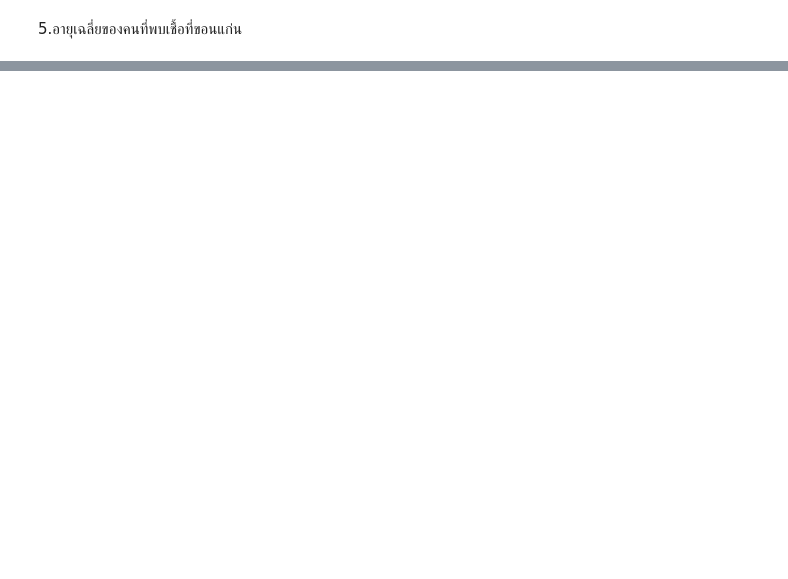
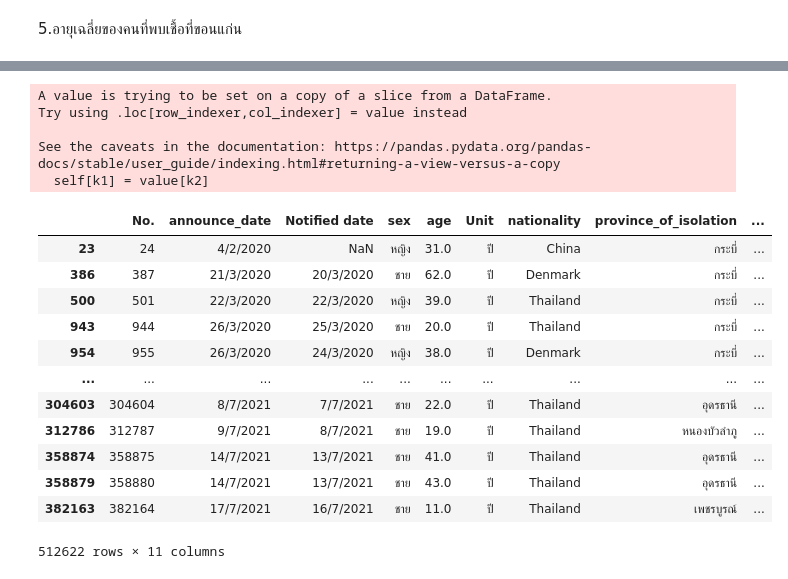
Before and after one commit to suphalaksana/DWDM21, a Jupyter notebook: Data_Preprocessing_(Chapter_3).ipynb, the cells around one changed output, grey strips where cells are left out. Cells and saved outputs as stored; diff of their text form; code cells hidden in the pictures; blank space fills up the shorter version.

```diff
--- a/Data_Preprocessing_(Chapter_3).ipynb
+++ b/Data_Preprocessing_(Chapter_3).ipynb
@@ -712,0 +876,2 @@ dtype: float64
+# %%
+data_cases2[['province_of_onset']] = data_cases2[['province_of_onset']].fillna('ไม่มีข้อมูล')
@@ -712,0 +880,3 @@ dtype: float64
+# %%
+all_cities = set(data_cases2['province_of_onset'])
+all_cities
@@ -712,0 +901,39 @@ dtype: float64
+# %%
+fixed_cities = []  #ให้เป็น list ว่าง
+
+for  city in all_cities:
+    # หาค่า mean ของเชียงใหม่
+    X_cases = data_cases2['province_of_onset'] == city
+    X_mean = data_cases2[X_cases]['age'].mean()
+
+    # เลือกมาเฉพาะ data เชียงใหม่
+    data_X = data_cases2[X_cases]
+
+    # เติมค่า mean แทน missing
+    data_X[['age']] = data_X[['age']].fillna(X_mean)
+
+    fixed_cities.append(data_X)
+
+data_cases2_nomissingAge = pd.concat(fixed_cities)
+# %% [output]
+A value is trying to be set on a copy of a slice from a DataFrame.
+Try using .loc[row_indexer,col_indexer] = value instead
+
+See the caveats in the documentation: https://pandas.pydata.org/pandas-docs/stable/user_guide/indexing.html#returning-a-view-versus-a-copy
+  self[k1] = value[k2]
+# %%
+data_cases2_nomissingAge
+# %% [output]
+|  | No. | announce_date | Notified date | sex | age | Unit | nationality | province_of_isolation | ... |
+| 23 | 24 | 4/2/2020 | NaN | หญิง | 31.0 | ปี | China | กระบี่ | ... |
+| 386 | 387 | 21/3/2020 | 20/3/2020 | ชาย | 62.0 | ปี | Denmark | กระบี่ | ... |
+| 500 | 501 | 22/3/2020 | 22/3/2020 | หญิง | 39.0 | ปี | Thailand | กระบี่ | ... |
+| 943 | 944 | 26/3/2020 | 25/3/2020 | ชาย | 20.0 | ปี | Thailand | กระบี่ | ... |
+| 954 | 955 | 26/3/2020 | 24/3/2020 | หญิง | 38.0 | ปี | Denmark | กระบี่ | ... |
+| ... | ... | ... | ... | ... | ... | ... | ... | ... | ... |
+| 304603 | 304604 | 8/7/2021 | 7/7/2021 | ชาย | 22.0 | ปี | Thailand | อุดรธานี | ... |
+| 312786 | 312787 | 9/7/2021 | 8/7/2021 | ชาย | 19.0 | ปี | Thailand | หนองบัวลำภู | ... |
+| 358874 | 358875 | 14/7/2021 | 13/7/2021 | ชาย | 41.0 | ปี | Thailand | อุดรธานี | ... |
+| 358879 | 358880 | 14/7/2021 | 13/7/2021 | ชาย | 43.0 | ปี | Thailand | อุดรธานี | ... |
+| 382163 | 382164 | 17/7/2021 | 16/7/2021 | ชาย | 11.0 | ปี | Thailand | เพชรบูรณ์ | ... |
+512622 rows × 11 columns
```
Also changed, not shown: parts of 29 cells of this notebook.
